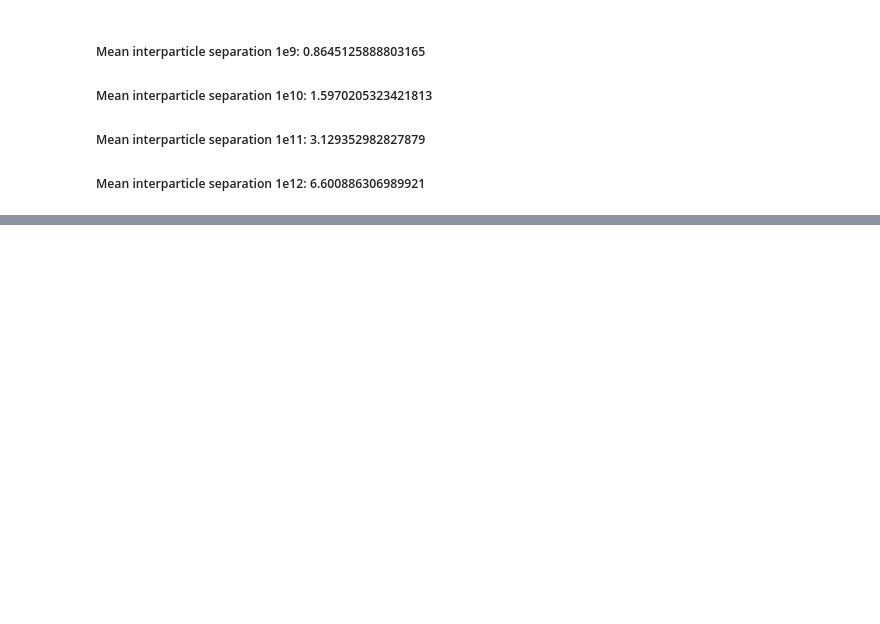
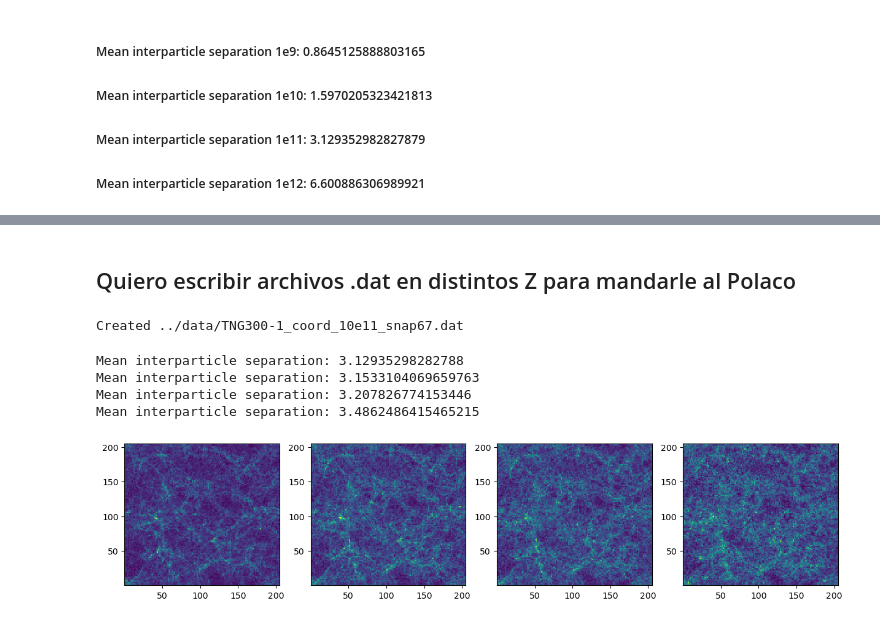
Before and after one commit to FedeDavilaKurban/VPF, a Jupyter notebook: test_writeGxsPos.ipynb, the cells around one changed output, grey strips where cells are left out. Drawn from its saved outputs; the diff is of its cells as text; code cells hidden in the pictures; blank space fills up the shorter version.

Commit message:
calculated vpf at z=0.5 and made plots

```diff
--- a/test_writeGxsPos.ipynb
+++ b/test_writeGxsPos.ipynb
@@ -58,0 +59,46 @@ plt.show()
+# %% [markdown]
+## Quiero escribir archivos .dat en distintos Z para mandarle al Polaco
+# %%
+from cicTools import *
+from astropy.io import ascii
+from astropy.table import Table
+
+minmass = 1.
+
+for snap in [67]:
+
+    if minmass==1.: mass='10e11'
+
+    filename = f'../data/TNG300-1_coord_{mass}_snap{snap}.dat'
+
+    gxs = readTNG(minmass=1.,snap=snap)
+    ascii.write(gxs, filename)
+    print(f'Created {filename}')
+# %% [output]
+Created ../data/TNG300-1_coord_10e11_snap67.dat
+# %%
+import matplotlib.pyplot as plt
+from astropy.io import ascii
+
+filenames = ['../data/TNG300-1_coord_10ala11.dat',\
+             '../data/TNG300-1_coord_10e11_snap67.dat',\
+             '../data/TNG300-1_coord_10e11_snap50.dat',\
+             '../data/TNG300-1_coord_10e11_snap33.dat']
+
+
+fig, axs = plt.subplots(1, 4, figsize=(15,3))
+
+for filename,ax in zip(filenames,axs):
+    gxs = ascii.read(filename)
+
+    print(f'Mean interparticle separation: {205./(len(gxs))**(1./3)}')
+    ax.hist2d(gxs['x']/1000.,gxs['y']/1000.,bins=128)
+#    ax2.hist2d(gxs11['x'],gxs11['y'],bins=128)
+#    ax3.hist2d(gxs12['x'],gxs12['y'],bins=128)
+plt.show()
+# %% [output]
+Mean interparticle separation: 3.12935298282788
+Mean interparticle separation: 3.1533104069659763
+Mean interparticle separation: 3.207826774153446
+Mean interparticle separation: 3.4862486415465215
+[figure, added]
```
Also changed, not shown: parts of 1 cell of this notebook, 1 other file.
